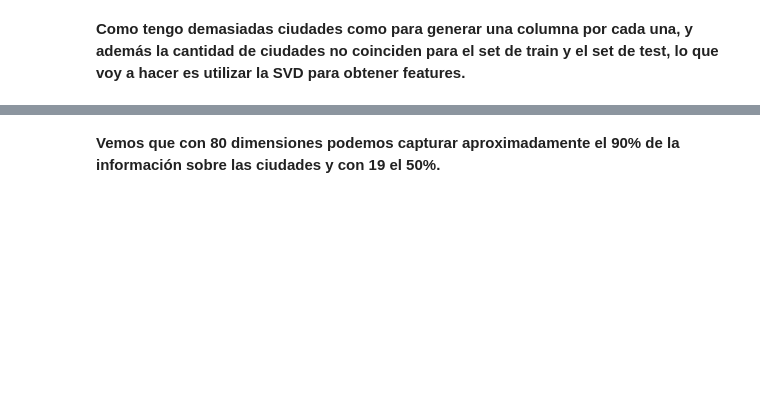
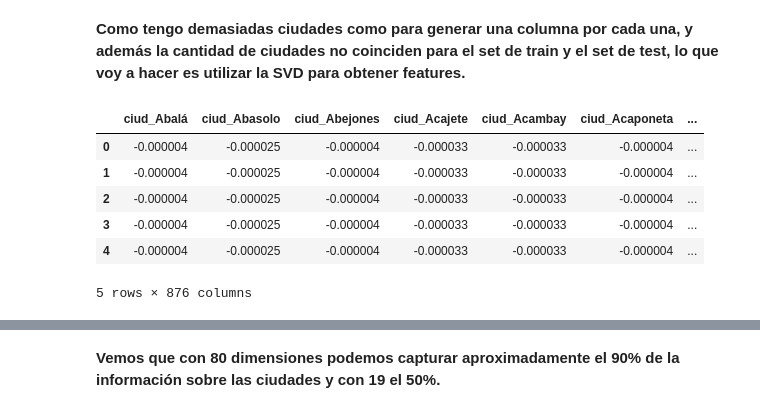
Before and after one commit to luctiz/Grupo43-TP2, a Jupyter notebook: TP2_Features_Soledad.ipynb, the cells around one changed output, grey strips where cells are left out. Saved outputs shown, nothing was run; the diff lists cells and outputs as text; code cells hidden in the pictures; blank space fills up the shorter version.

```diff
--- a/TP2_Features_Soledad.ipynb
+++ b/TP2_Features_Soledad.ipynb
@@ -668,6 +852,14 @@ RF_mae_score9
 # %% [markdown]
 **Como tengo demasiadas ciudades como para generar una columna por cada una, y además la cantidad de ciudades no coinciden para el set de train y el set de test, lo que voy a hacer es utilizar la SVD para obtener features.**
 # %%
-centered = dummies_ciudades - dummies_ciudades.mean()
+centered = dummies_ciud - dummies_ciud.mean()
 centered.head()
+# %% [output]
+|  | ciud_Abalá | ciud_Abasolo | ciud_Abejones | ciud_Acajete | ciud_Acambay | ciud_Acaponeta | ... |
+| 0 | -0.000004 | -0.000025 | -0.000004 | -0.000033 | -0.000033 | -0.000004 | ... |
+| 1 | -0.000004 | -0.000025 | -0.000004 | -0.000033 | -0.000033 | -0.000004 | ... |
+| 2 | -0.000004 | -0.000025 | -0.000004 | -0.000033 | -0.000033 | -0.000004 | ... |
+| 3 | -0.000004 | -0.000025 | -0.000004 | -0.000033 | -0.000033 | -0.000004 | ... |
+| 4 | -0.000004 | -0.000025 | -0.000004 | -0.000033 | -0.000033 | -0.000004 | ... |
+5 rows × 876 columns
 # %%
```
Also changed, not shown: parts of 70 cells of this notebook.
